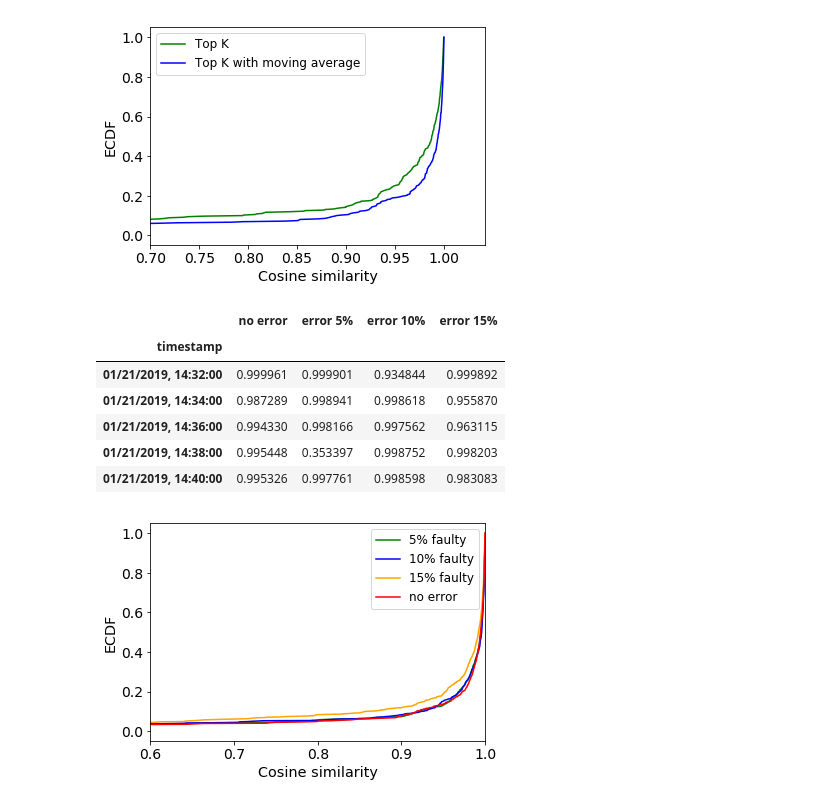
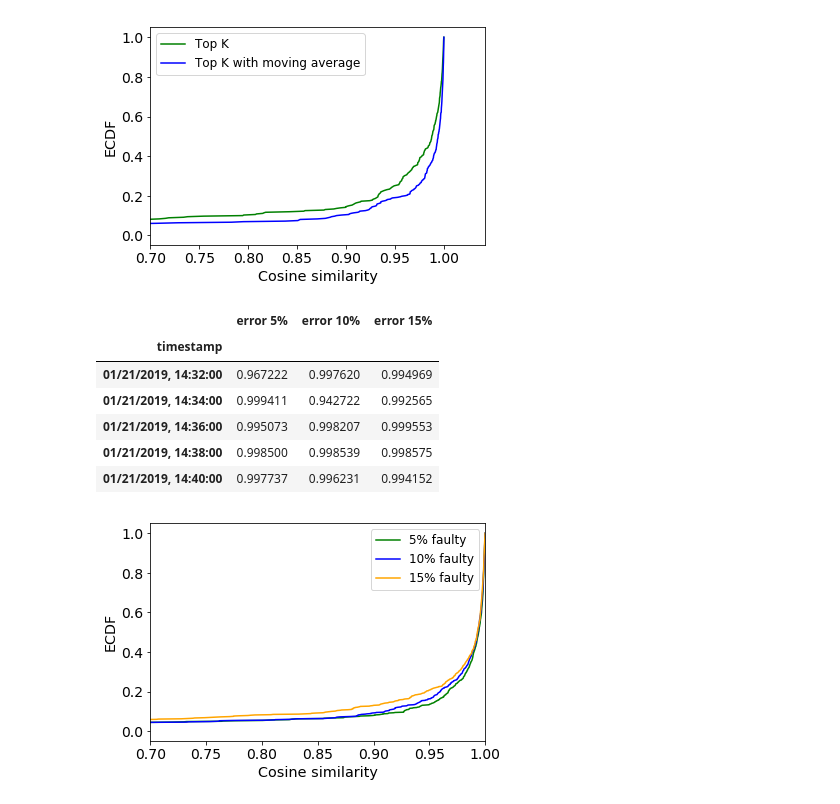
Before and after one commit to khulan8824/resilient, a Jupyter notebook: resilient.ipynb, the cells around one changed output. Cells and saved outputs as stored; diff of their text form; code cells hidden in the pictures.

Commit message:
pattern of error

```diff
--- a/resilient.ipynb
+++ b/resilient.ipynb
@@ -471,16 +496,16 @@ plt.show()
 # %% [output]
 [figure]
 # %%
-temp =  pd.read_csv(os.path.join('resilient_error_tolerance_transitive_8clients.csv'), sep=',', index_col='timestamp')
+temp =  pd.read_csv(os.path.join('error_transitive_pattern_8clients.csv'), sep=',', index_col='timestamp')
 temp.head()
 # %% [output]
-|  | no error | error 5% | error 10% | error 15% |
-| timestamp |  |  |  |  |
-| 01/21/2019, 14:32:00 | 0.999961 | 0.999901 | 0.934844 | 0.999892 |
-| 01/21/2019, 14:34:00 | 0.987289 | 0.998941 | 0.998618 | 0.955870 |
-| 01/21/2019, 14:36:00 | 0.994330 | 0.998166 | 0.997562 | 0.963115 |
-| 01/21/2019, 14:38:00 | 0.995448 | 0.353397 | 0.998752 | 0.998203 |
-| 01/21/2019, 14:40:00 | 0.995326 | 0.997761 | 0.998598 | 0.983083 |
+|  | error 5% | error 10% | error 15% |
+| timestamp |  |  |  |
+| 01/21/2019, 14:32:00 | 0.967222 | 0.997620 | 0.994969 |
+| 01/21/2019, 14:34:00 | 0.999411 | 0.942722 | 0.992565 |
+| 01/21/2019, 14:36:00 | 0.995073 | 0.998207 | 0.999553 |
+| 01/21/2019, 14:38:00 | 0.998500 | 0.998539 | 0.998575 |
+| 01/21/2019, 14:40:00 | 0.997737 | 0.996231 | 0.994152 |
 # %%
 def getECDF1(df, col):
     """Helper function that caclulates the ECDF of a dataframe"""
@@ -490,16 +515,16 @@ def getECDF1(df, col):
 # %%
 getECDF1(temp, 'error 5%').plot(color='green')
 getECDF1(temp, 'error 10%').plot(color='blue')
 getECDF1(temp, 'error 15%').plot(color='orange')
-getECDF1(temp, 'no error').plot(color='red')
+#getECDF1(temp, 'no error').plot(color='red')
 
 plt.legend(['5% faulty', '10% faulty', '15% faulty', 'no error'], fontsize = 'large')
 plt.ylabel('ECDF', fontsize = 'x-large')
 plt.xlabel('Cosine similarity', fontsize = 'x-large')
 
 plt.tick_params(axis='both', which='major', labelsize=14)
 
-plt.xlim(0.6,1)
+plt.xlim(0.7,1)
 plt.show()
 # %% [output]
-[figure, old version]
+[figure, new version]
```
Also changed, not shown: parts of 8 cells of this notebook, 6 other files.
